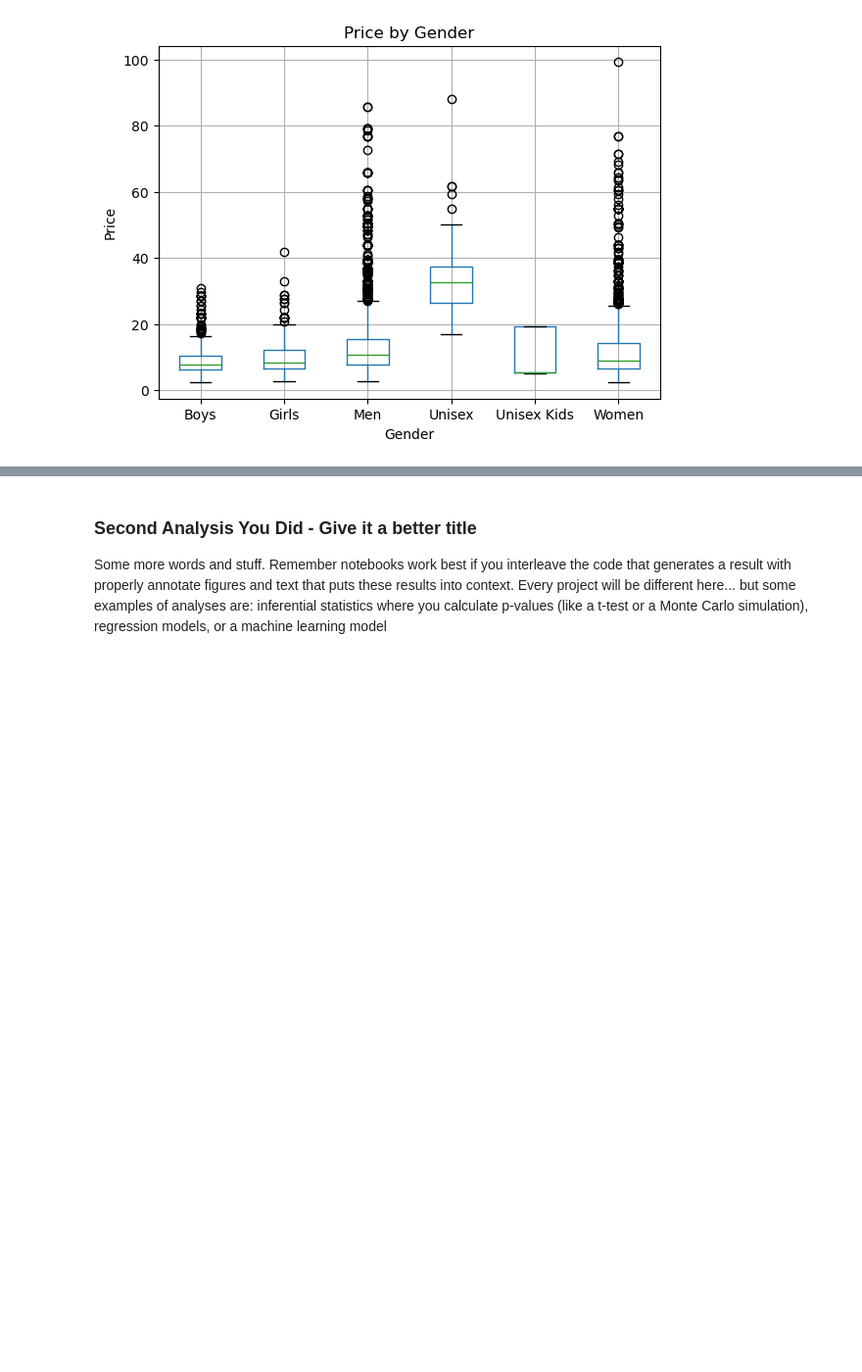
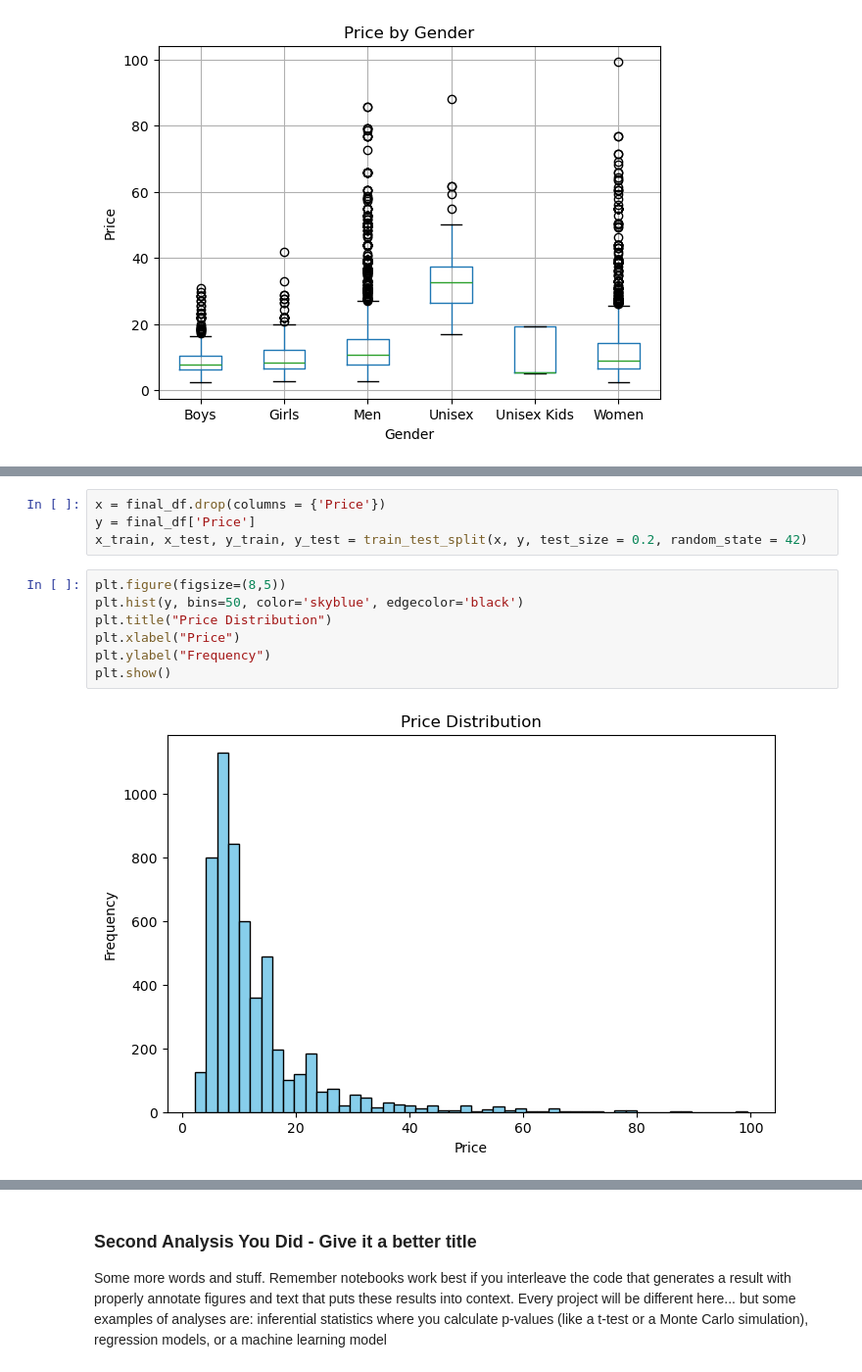
Before and after one commit to COGS108/Group034_WI26, a Jupyter notebook: 03-FinalProject.ipynb, the cells around one changed output, grey strips where cells are left out. Shown at 98% size. Drawn from its saved outputs; the diff is of its cells as text; blank space fills up the shorter version.

```diff
--- a/03-FinalProject.ipynb
+++ b/03-FinalProject.ipynb
@@ -283,0 +227,13 @@ Some more words and stuff.  Remember notebooks work best if you interleave the c
+# %%
+x = final_df.drop(columns = {'Price'})
+y = final_df['Price']
+x_train, x_test, y_train, y_test = train_test_split(x, y, test_size = 0.2, random_state = 42)
+# %%
+plt.figure(figsize=(8,5))
+plt.hist(y, bins=50, color='skyblue', edgecolor='black')
+plt.title("Price Distribution")
+plt.xlabel("Price")
+plt.ylabel("Frequency")
+plt.show()
+# %% [output]
+[figure, added]
```
Also changed, not shown: parts of 22 cells of this notebook.
